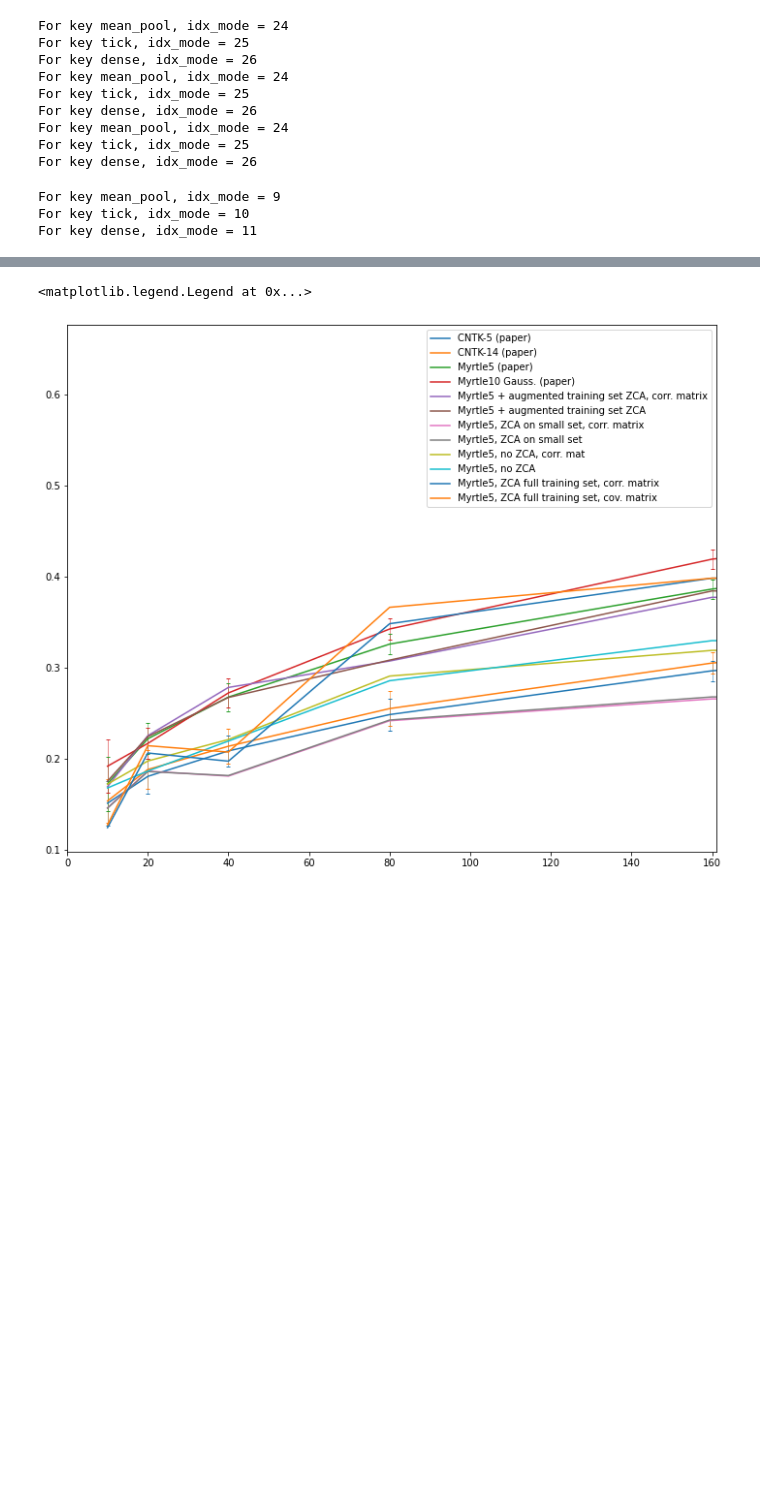
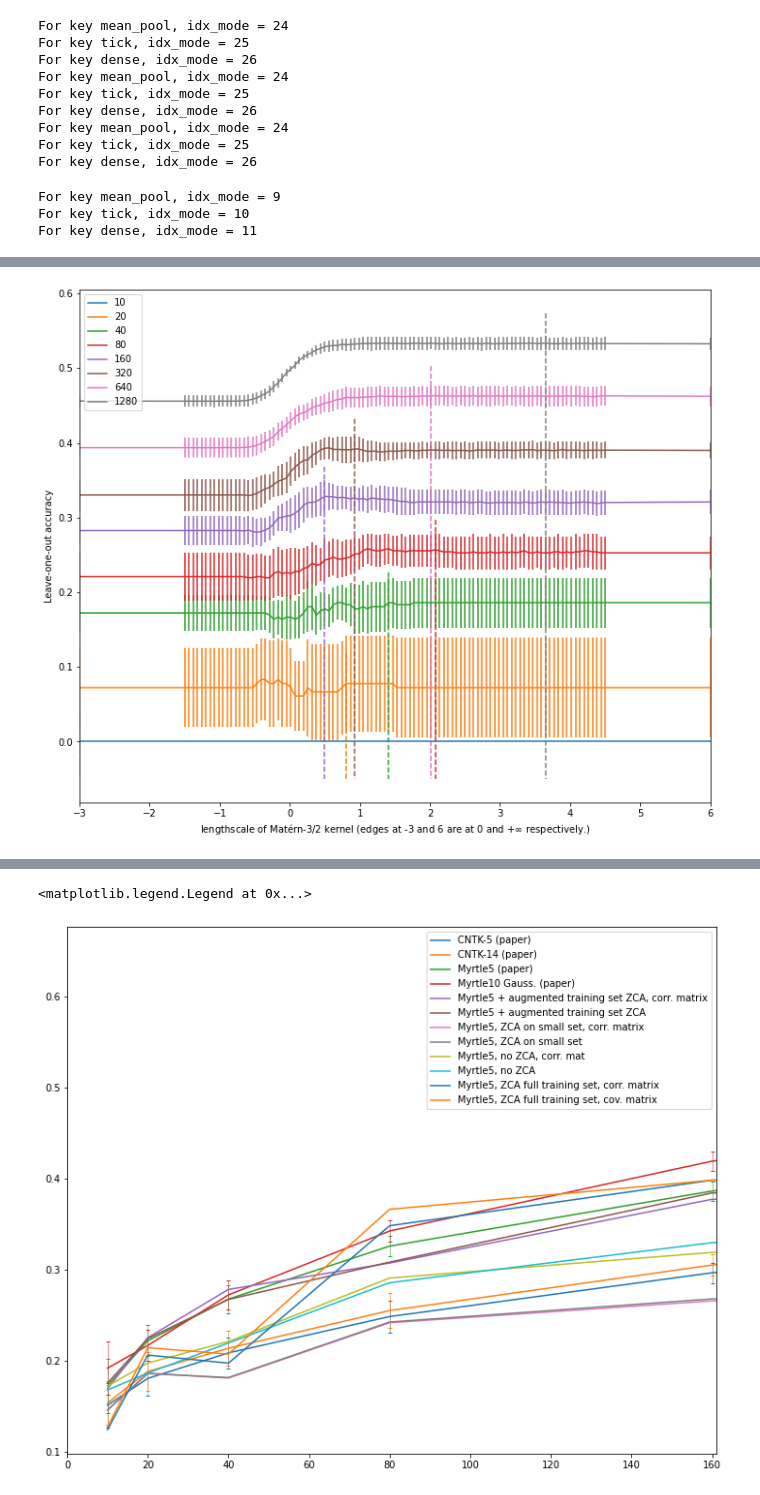
Before and after one commit to rhaps0dy/cnn-limits, a Jupyter notebook: notebooks/Low data plots.ipynb, the cells around one changed output, grey strips where cells are left out. Drawn from its saved outputs; the diff is of its cells as text; code cells hidden in the pictures; blank space fills up the shorter version.

```diff
--- a/notebooks/Low data plots.ipynb
+++ b/notebooks/Low data plots.ipynb
@@ -264,0 +469,36 @@ df_nooptim
+# %%
+mean_sweep, error_sweep = plottable_sweep(_mean_sweep, _var_sweep, _N_sweep)
+mean_relu_sweep, error_relu_sweep = plottable_sweep(_mean_relu_sweep, _var_relu_sweep, _N_relu_sweep)
+mean_relu_sweep, error_relu_sweep = plottable_sweep(_mean_relu_sweep, _var_relu_sweep, _N_relu_sweep)
+mean_sweep_4cv, error_sweep_4cv = plottable_sweep(_mean_sweep_4cv, _var_sweep_4cv, _N_sweep_4cv)
+mean_sweep_myrtle5_loo, error_sweep_myrtle5_loo = plottable_sweep(_mean_sweep_myrtle5_loo, _var_sweep_myrtle5_loo, _N_sweep_myrtle5_loo)
+mean_sweep_preresnet32_loo, error_sweep_preresnet32_loo = plottable_sweep(_mean_sweep_preresnet32_loo, _var_sweep_preresnet32_loo, _N_sweep_preresnet32_loo)
+# %%
+idx = [-3, *np.linspace(-1.5, 4.5, 100), 6.]
+mean_sweep.index = idx
+error_sweep.index = idx
+
+mean_relu_sweep.index = idx
+error_relu_sweep.index = idx
+
+mean_sweep_4cv.index = idx
+error_sweep_4cv.index = idx
+
+mean_sweep_myrtle5_loo.index = idx
+error_sweep_myrtle5_loo.index = idx
+mean_sweep_preresnet32_loo.index = idx
+error_sweep_preresnet32_loo.index = idx
+# %%
+def plot_sweep_df(df, err):
+    _, ax = plt.subplots(1, 1, figsize=(12, 10))
+    df.plot(ax=ax, yerr=err)
+
+    for i, (col, idx) in enumerate((df).idxmax().items()):
+        y = df.loc[idx, col]
+        ax.plot([idx, idx],  [y+0.04, -0.05], color=f"C{i}", ls='--')
+    ax.set_ylabel("Leave-one-out accuracy")
+    ax.set_xlabel("lengthscale of Matérn-3/2 kernel (edges at -3 and 6 are at 0 and $+\infty$ respectively.)")
+# %%
+plot_sweep_df(mean_sweep, error_sweep)
+# %% [output]
+[figure, added]
```
Also changed, not shown: parts of 17 cells of this notebook, 4 other files.
